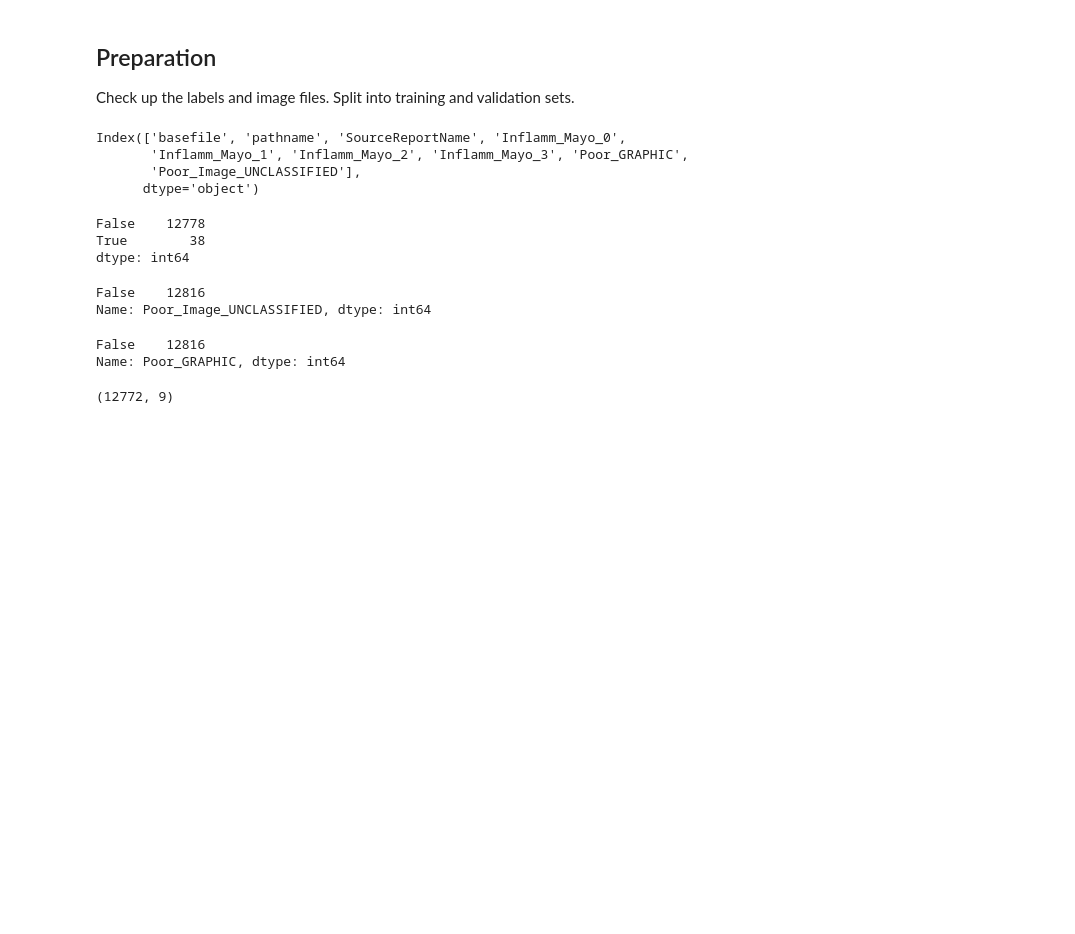
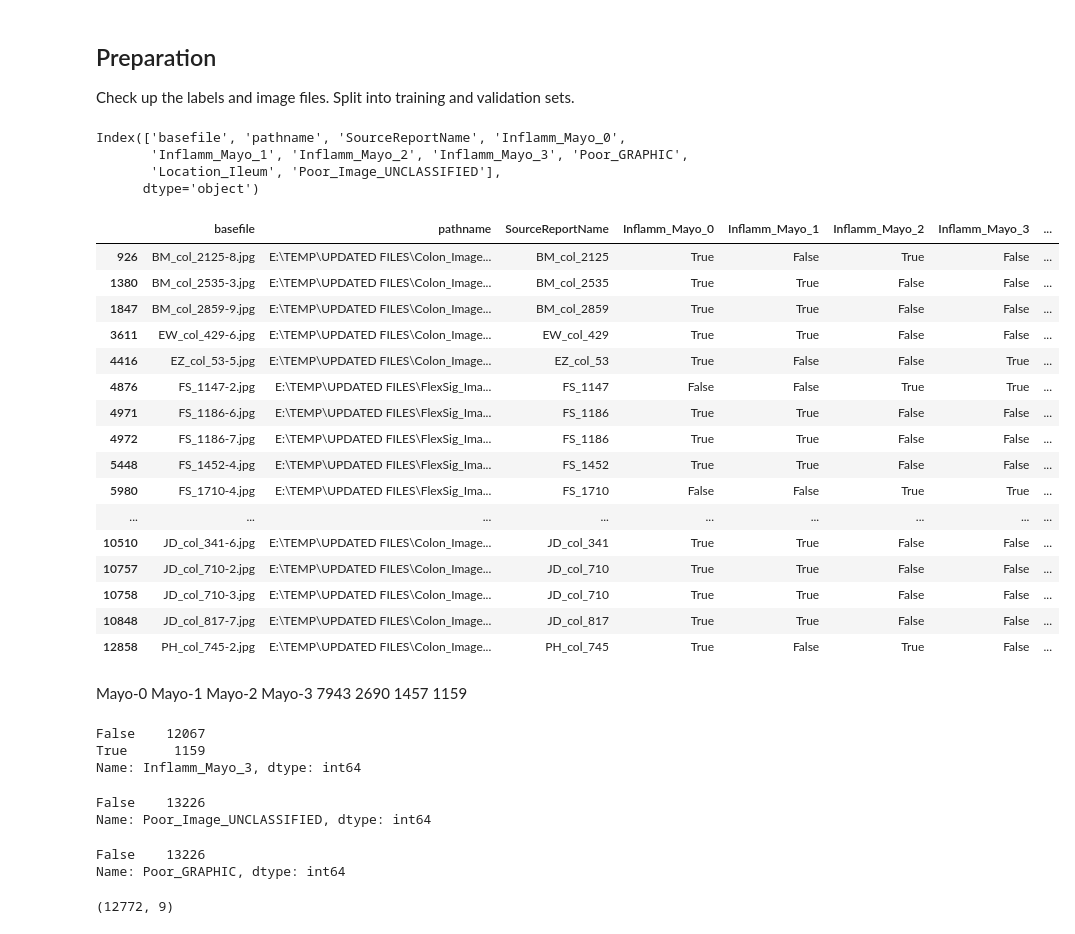
Before and after one commit to wenshuoliu/DLproj, a Jupyter notebook: UC_colonoscopy/phase2.ipynb, the cells around one changed output. Saved outputs shown, nothing was run; the diff lists cells and outputs as text; code cells hidden in the pictures; blank space fills up the shorter version.

```diff
--- a/UC_colonoscopy/phase2.ipynb
+++ b/UC_colonoscopy/phase2.ipynb
@@ -43,31 +43,54 @@ Check up the labels and image files. Split into training and validation sets.
 # %%
 filenames = os.listdir(data_path)
 # %%
-labels = pd.read_excel(path+'colonoscopy_mayo_labeled_07May.xlsx')
+labels = pd.read_excel(path+'colonoscopy_labels_15may2018.xlsx')
 # %%
 labels.columns
 # %% [output]
 Index(['basefile', 'pathname', 'SourceReportName', 'Inflamm_Mayo_0',
        'Inflamm_Mayo_1', 'Inflamm_Mayo_2', 'Inflamm_Mayo_3', 'Poor_GRAPHIC',
-       'Poor_Image_UNCLASSIFIED'],
+       'Location_Ileum', 'Poor_Image_UNCLASSIFIED'],
       dtype='object')
 # %%
 double_labeled = labels[['Inflamm_Mayo_0', 'Inflamm_Mayo_1', 'Inflamm_Mayo_2', 'Inflamm_Mayo_3']].apply(sum, axis=1)>1
-# %%
-double_labeled.value_counts()
-# %% [output]
-False    12778
-True        38
-dtype: int64
+# %%
+labels.loc[double_labeled==True]
+# %% [output]
+|  | basefile | pathname | SourceReportName | Inflamm_Mayo_0 | Inflamm_Mayo_1 | Inflamm_Mayo_2 | Inflamm_Mayo_3 | ... |
+| 926 | BM_col_2125-8.jpg | E:\TEMP\UPDATED FILES\Colon_Image... | BM_col_2125 | True | False | True | False | ... |
+| 1380 | BM_col_2535-3.jpg | E:\TEMP\UPDATED FILES\Colon_Image... | BM_col_2535 | True | True | False | False | ... |
+| 1847 | BM_col_2859-9.jpg | E:\TEMP\UPDATED FILES\Colon_Image... | BM_col_2859 | True | True | False | False | ... |
+| 3611 | EW_col_429-6.jpg | E:\TEMP\UPDATED FILES\Colon_Image... | EW_col_429 | True | True | False | False | ... |
+| 4416 | EZ_col_53-5.jpg | E:\TEMP\UPDATED FILES\Colon_Image... | EZ_col_53 | True | False | False | True | ... |
+| 4876 | FS_1147-2.jpg | E:\TEMP\UPDATED FILES\FlexSig_Ima... | FS_1147 | False | False | True | True | ... |
+| 4971 | FS_1186-6.jpg | E:\TEMP\UPDATED FILES\FlexSig_Ima... | FS_1186 | True | True | False | False | ... |
+| 4972 | FS_1186-7.jpg | E:\TEMP\UPDATED FILES\FlexSig_Ima... | FS_1186 | True | True | False | False | ... |
+| 5448 | FS_1452-4.jpg | E:\TEMP\UPDATED FILES\FlexSig_Ima... | FS_1452 | True | True | False | False | ... |
+| 5980 | FS_1710-4.jpg | E:\TEMP\UPDATED FILES\FlexSig_Ima... | FS_1710 | False | False | True | True | ... |
+| ... | ... | ... | ... | ... | ... | ... | ... | ... |
+| 10510 | JD_col_341-6.jpg | E:\TEMP\UPDATED FILES\Colon_Image... | JD_col_341 | True | True | False | False | ... |
+| 10757 | JD_col_710-2.jpg | E:\TEMP\UPDATED FILES\Colon_Image... | JD_col_710 | True | True | False | False | ... |
+| 10758 | JD_col_710-3.jpg | E:\TEMP\UPDATED FILES\Colon_Image... | JD_col_710 | True | True | False | False | ... |
+| 10848 | JD_col_817-7.jpg | E:\TEMP\UPDATED FILES\Colon_Image... | JD_col_817 | True | True | False | False | ... |
+| 12858 | PH_col_745-2.jpg | E:\TEMP\UPDATED FILES\Colon_Image... | PH_col_745 | True | False | True | False | ... |
+# %% [markdown]
+Mayo-0  Mayo-1  Mayo-2  Mayo-3
+7943       2690       1457       1159
+# %%
+labels.Inflamm_Mayo_3.value_counts()
+# %% [output]
+False    12067
+True      1159
+Name: Inflamm_Mayo_3, dtype: int64
 # %%
 labels['Poor_Image_UNCLASSIFIED'].value_counts()
 # %% [output]
-False    12816
+False    13226
 Name: Poor_Image_UNCLASSIFIED, dtype: int64
 # %%
 labels['Poor_GRAPHIC'].value_counts()
 # %% [output]
-False    12816
+False    13226
 Name: Poor_GRAPHIC, dtype: int64
 # %%
 errors = ['BM_col_2608-2.jpg', 'FS_273.jpg', 'FS_405.jpg', 'FS_1434.jpg', 'FS_2259.jpg', 'FS_2916.jpg']
```
Also changed, not shown: parts of 30 cells of this notebook, 2 other files.
